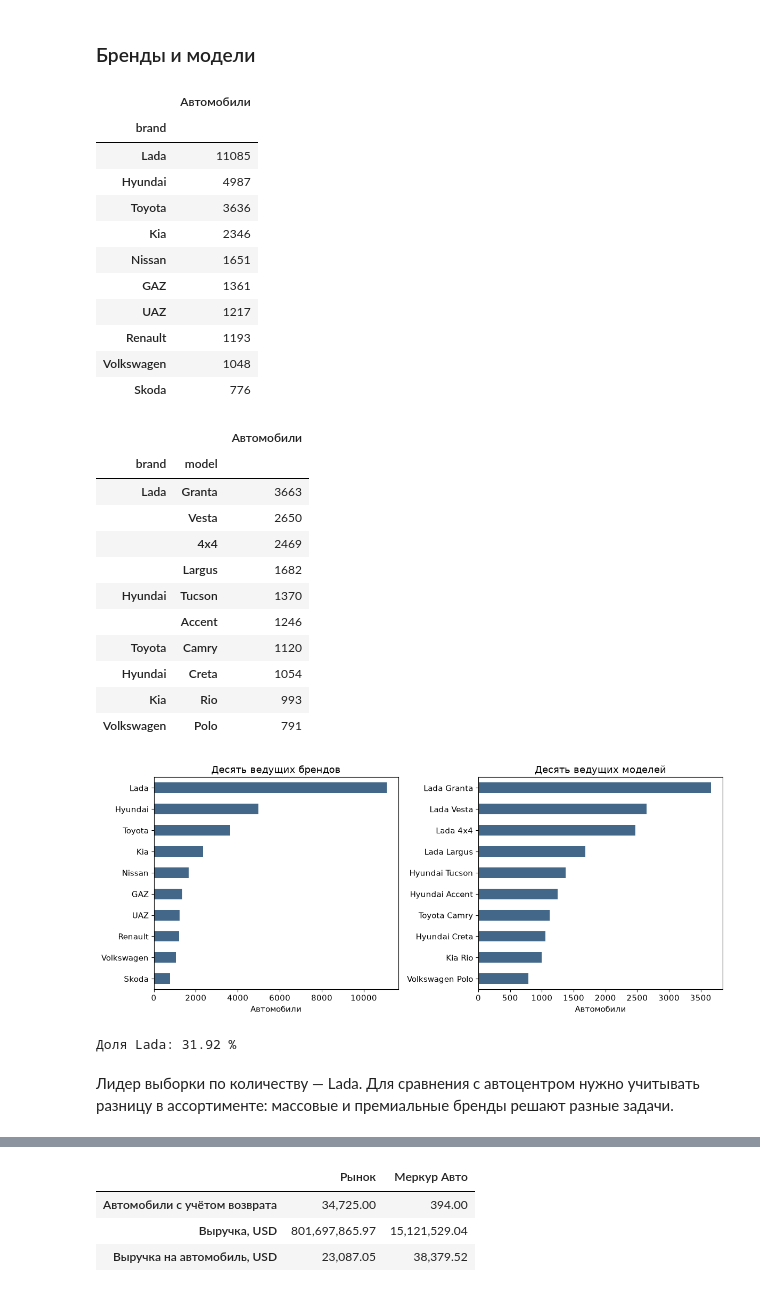
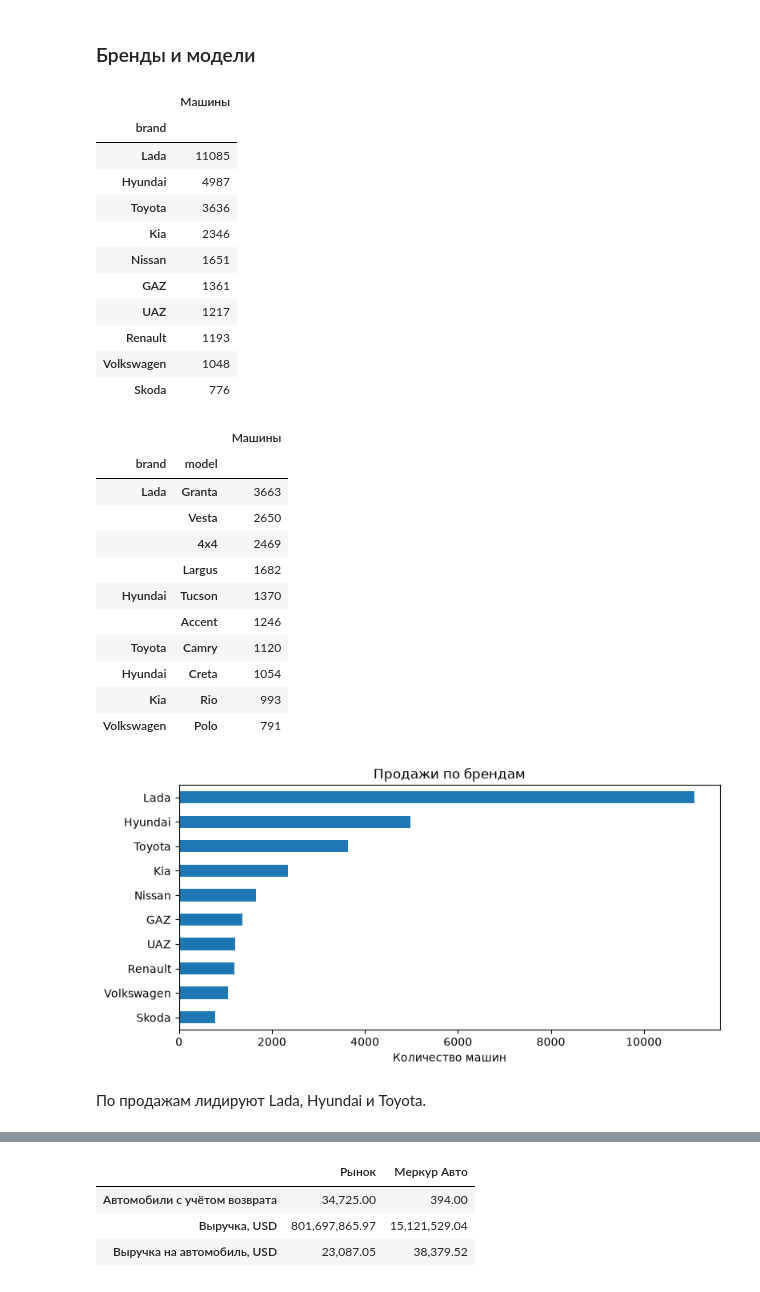
Before and after one commit to inlyooo/mercur-auto-analysis, a Jupyter notebook: analysis.ipynb, the cells around one changed output, grey strips where cells are left out. Drawn from its saved outputs; the diff is of its cells as text; code cells hidden in the pictures.

```diff
--- a/analysis.ipynb
+++ b/analysis.ipynb
@@ -23,8 +21,7 @@ from clean_data import clean_data
 %matplotlib inline
 pd.set_option('display.max_columns', 18)
 pd.set_option('display.float_format', lambda value: f'{value:,.2f}')
-plt.rcParams.update({'figure.figsize': (10, 4.5), 'font.family': 'DejaVu Sans', 'font.size': 11})
-blue, orange = '#426789', '#c07836'
+plt.rcParams['figure.figsize'] = (8, 4)
 
 raw = pd.read_csv('autokz2019.csv', sep=';', decimal=',', low_memory=False)
 print('Размер исходной таблицы:', raw.shape)
@@ -211,46 +206,41 @@ print('Доля автомобилей 2019 года среди всех про
 # %%
 brand_sales = market.groupby('brand')['quantity'].sum().sort_values(ascending=False)
 model_sales = market.groupby(['brand', 'model'])['quantity'].sum().sort_values(ascending=False)
-display(brand_sales.head(10).to_frame('Автомобили'))
-display(model_sales.head(10).to_frame('Автомобили'))
-fig, axes = plt.subplots(1, 2, figsize=(12, 5))
-brand_sales.head(10).sort_values().plot.barh(ax=axes[0], color=blue)
-axes[0].set(title='Десять ведущих брендов', xlabel='Автомобили', ylabel='')
-model_chart = model_sales.head(10).copy()
-model_chart.index = [f'{brand} {model}' for brand, model in model_chart.index]
-model_chart.sort_values().plot.barh(ax=axes[1], color=blue)
-axes[1].set(title='Десять ведущих моделей', xlabel='Автомобили', ylabel='')
+display(brand_sales.head(10).to_frame('Машины'))
+display(model_sales.head(10).to_frame('Машины'))
+brand_sales.head(10).sort_values().plot.barh()
+plt.xlabel('Количество машин')
+plt.ylabel('')
+plt.title('Продажи по брендам')
 plt.tight_layout()
 plt.show()
-print('Доля Lada:', round(brand_sales['Lada'] / market.quantity.sum() * 100, 2), '%')
 # %% [output]
-|  | Автомобили |
+|  | Машины |
 | brand |  |
 | Lada | 11085 |
 | Hyundai | 4987 |
 | Toyota | 3636 |
 | Kia | 2346 |
 | Nissan | 1651 |
 | GAZ | 1361 |
 | UAZ | 1217 |
 | Renault | 1193 |
 | Volkswagen | 1048 |
 | Skoda | 776 |
-|  |  | Автомобили |
+|  |  | Машины |
 | brand | model |  |
 | Lada | Granta | 3663 |
 |  | Vesta | 2650 |
 |  | 4x4 | 2469 |
 |  | Largus | 1682 |
 | Hyundai | Tucson | 1370 |
 |  | Accent | 1246 |
 | Toyota | Camry | 1120 |
 | Hyundai | Creta | 1054 |
 | Kia | Rio | 993 |
 | Volkswagen | Polo | 791 |
-[figure, old version]
+[figure, new version]
-Доля Lada: 31.92 %
 # %% [markdown]
-Лидер выборки по количеству — Lada. Для сравнения с автоцентром нужно учитывать разницу в ассортименте: массовые и премиальные бренды решают разные задачи.
+По продажам лидируют Lada, Hyundai и Toyota.
 # %%
 region_sales = market.groupby('region')['quantity'].sum().sort_values(ascending=False)
```
Also changed, not shown: parts of 26 cells of this notebook, 2 other files.
